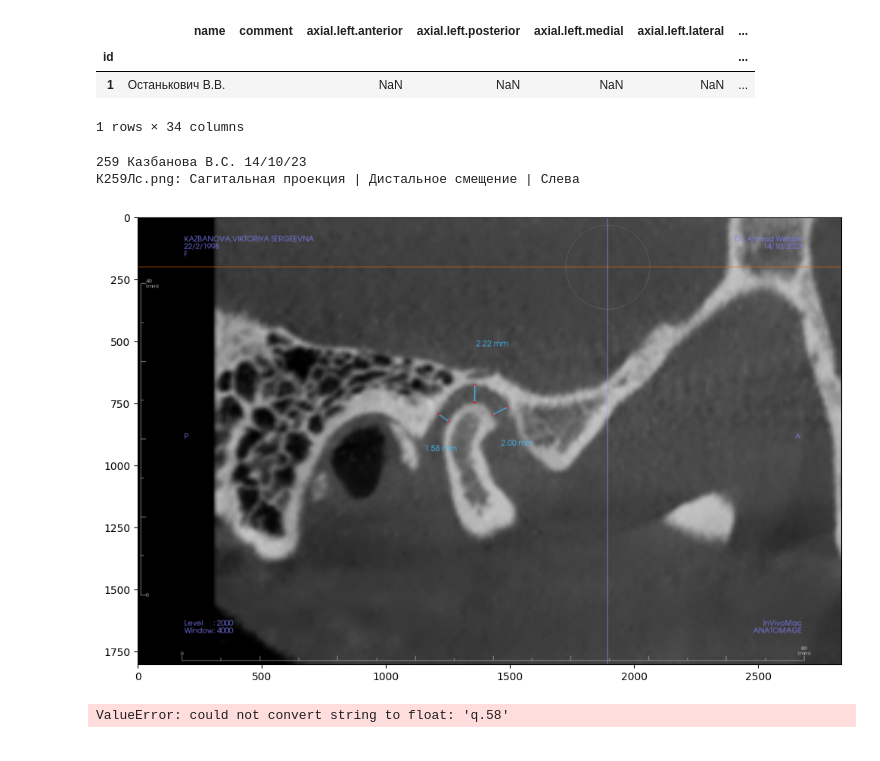
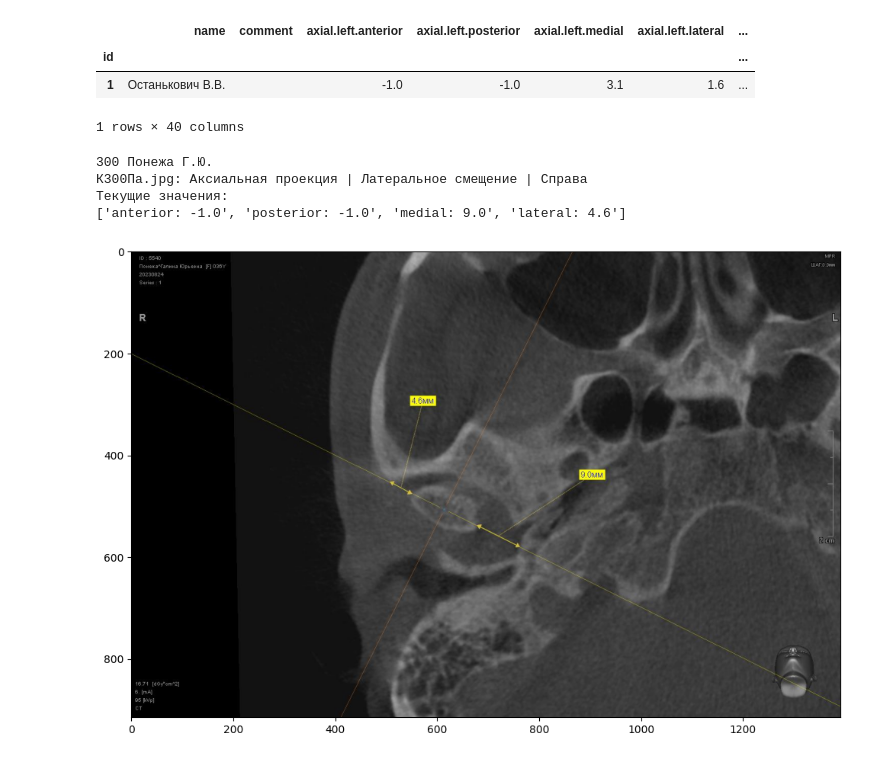
Before and after one commit to 19man72/Pathologies_ArtDental_g, a Jupyter notebook: Utkin Dmitry/fill_in_df.ipynb, the cells around one changed output. Drawn from its saved outputs; the diff is of its cells as text; code cells hidden in the pictures.

```diff
--- a/Utkin Dmitry/fill_in_df.ipynb
+++ b/Utkin Dmitry/fill_in_df.ipynb
@@ -25,13 +25,13 @@ CURRENT_SUB = AXIAL_SUB
 img_data = list(os.walk(DATA_DIR))
 # %%
 df = pd.read_csv(DF_PATH, index_col="id")
-df["comment"] = ""
+# df["comment"] = ""
 df.head(1)
 # %% [output]
 |  | name | comment | axial.left.anterior | axial.left.posterior | axial.left.medial | axial.left.lateral | ... |
 | id |  |  |  |  |  |  | ... |
-| 1 | Останькович В.В. |  | NaN | NaN | NaN | NaN | ... |
+| 1 | Останькович В.В. |  | -1.0 | -1.0 | 3.1 | 1.6 | ... |
-1 rows × 34 columns
+1 rows × 40 columns
 # %%
 def get_issue(path):
     issue_name = path.split("/")[-1].split(" ")[1].split(".")[0]
@@ -92,7 +92,14 @@ def input_metrics(projection_id):
             data = input((" ").join(SAGITTAL_METRICS))
         case "coronal":
             data = input((" ").join(CORONAL_METRICS))
-    return list(map(float, data.strip().split(" ")))
+    if data == "":
+        return None
+    try:
+        result = list(map(float, data.strip().split(" ")))
+    except ValueError:
+        print("Необходимо ввести числа через пробел.")
+        return input_metrics(projection_id)
+    return result
 
 
 def set_data(df, user_id, projection_id, issue_id, side_id, input_data):
@@ -101,33 +108,47 @@ def set_data(df, user_id, projection_id, issue_id, side_id, input_data):
         df.loc[user_id, f"{projection_id}.{side_id}.{metric}"] = value
     if issue_id != "normal":
         df.loc[user_id, f"issue.{issue_id}.side_id"] = 1
+
+
+def set_comment(df, user_id):
+    df.loc[user_id, "comment"] = input("Комментарий: ")
 # %%
 for i in df.index:
-    if i > 258:
+    if i > 198:
         user_id = i
         user_name = df.loc[i, "name"]
         img_id_1 = f"К{user_id}Л"
         img_id_2 = f"К{user_id}П"
         for root, dirs, files in img_data:
             for file in list(sorted(files)):
                 if file.startswith(img_id_1) or file.startswith(img_id_2):
-                    print(user_id, user_name)
                     projection_name, projection_id = get_projection(root)
                     issue_name, issue_id = get_issue(root)
                     side_name, side_id = get_side(file)
+                    metrics = get_metrics(projection_id)
+                    print(user_id, user_name)
                     print(
                         f"{file}: {projection_name} проекция | {issue_name} смещение | {side_name}"
                     )
+                    print("Текущие значения:")
+                    current_metrics = df.loc[
+                        user_id,
+                        [f"{projection_id}.{side_id}.{metric}" for metric in metrics],
+                    ]
+                    print([f"{k}: {v}" for (k, v) in zip(metrics, current_metrics)])
                     image = mpimg.imread(os.path.join(root, file))
                     fig = plt.figure(figsize=(12, 12))
                     plt.imshow(image)
                     plt.show()
                     data = input_metrics(projection_id)
-                    set_data(df, user_id, projection_id, issue_id, side_id, data)
+                    if data is not None:
+                        set_data(df, user_id, projection_id, issue_id, side_id, data)
+                    set_comment(df, user_id)
+                    df.to_csv("DF_2nd_run.csv")
                     clear_output(wait=True)
-        df.to_csv("DF.csv")
 # %% [output]
-259 Казбанова В.С. 14/10/23
-К259Лс.png: Сагитальная проекция | Дистальное смещение | Слева
+300 Понежа Г.Ю.
+К300Па.jpg: Аксиальная проекция | Латеральное смещение | Справа
+Текущие значения:
+['anterior: -1.0', 'posterior: -1.0', 'medial: 9.0', 'lateral: 4.6']
-[figure, old version]
+[figure, new version]
-ValueError: could not convert string to float: 'q.58'
```
Also changed, not shown: 1 other file.
